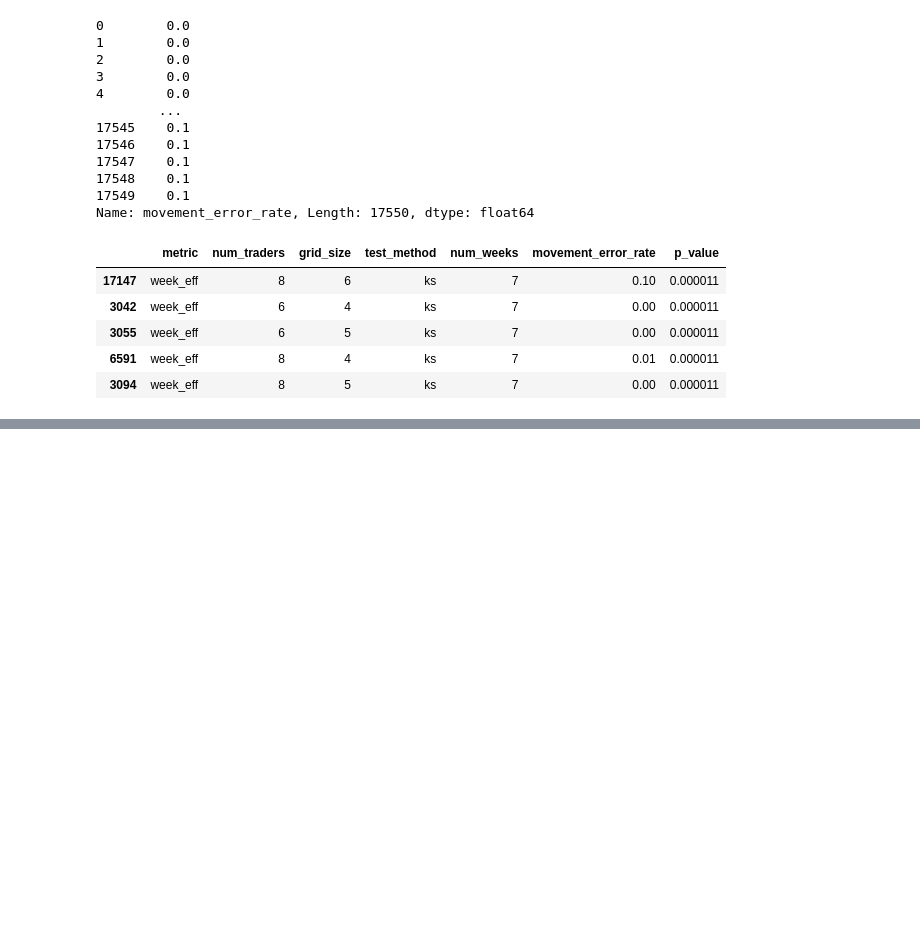
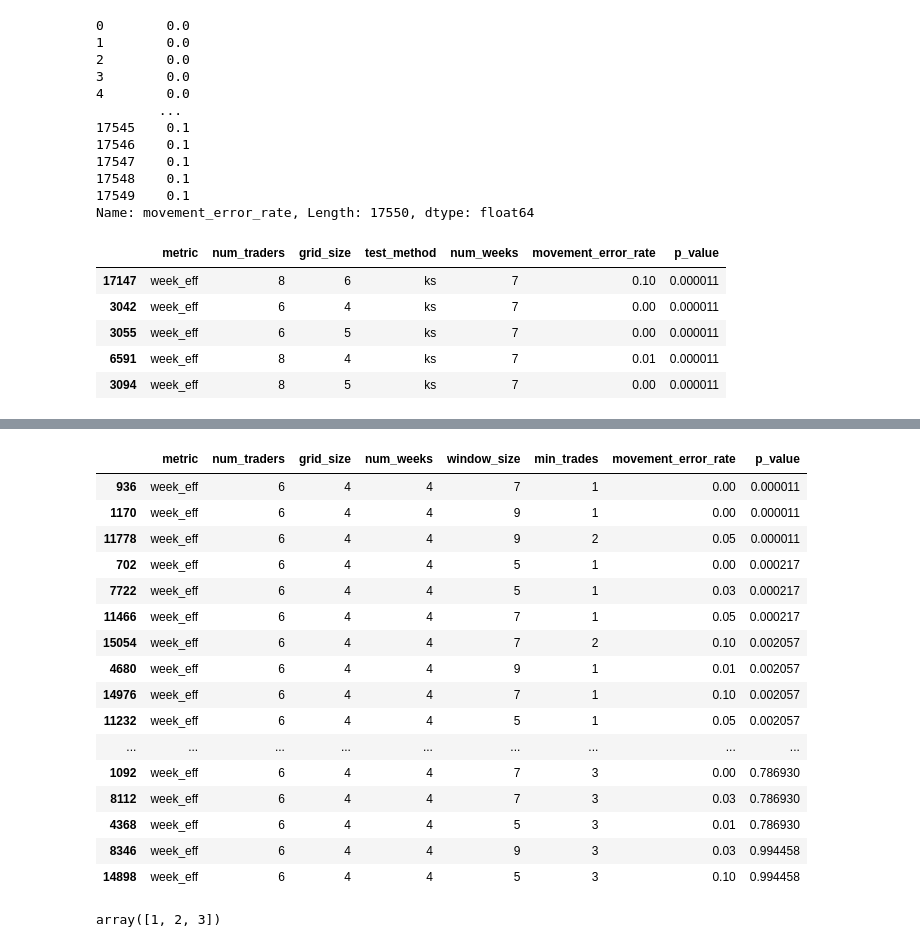
Before and after one commit to Kmccabe/dm_markets, a Jupyter notebook: modules_vCOVID/notebooks/dm_test_small_grid.ipynb, the cells around one changed output, grey strips where cells are left out. Drawn from its saved outputs; the diff is of its cells as text; code cells hidden in the pictures; blank space fills up the shorter version.

Commit message:
Dm Markets Small Grid Simulations

```diff
--- a/modules_vCOVID/notebooks/dm_test_small_grid.ipynb
+++ b/modules_vCOVID/notebooks/dm_test_small_grid.ipynb
@@ -2980,0 +3013,4 @@ sort_a.head()[n_ac_e_cols]
+# %%
+sort_a = ac_test[(ac_test['metric']=='week_eff')&(ac_test['test_method']=='ks')&(ac_test['num_traders']==6) & (ac_test['grid_size']==4) & (ac_test['num_weeks']==4)].sort_values(by='p_value', ascending=True)
+n_ac_e_cols = ['metric', 'num_traders', 'grid_size', 'num_weeks', 'window_size', 'min_trades', 'movement_error_rate', 'p_value']
+sort_a.head()[n_ac_e_cols]
@@ -2980,0 +3024,24 @@ sort_a.head()[n_ac_e_cols]
+# %%
+sort_a[n_ac_e_cols]
+# %% [output]
+|  | metric | num_traders | grid_size | num_weeks | window_size | min_trades | movement_error_rate | p_value |
+| 936 | week_eff | 6 | 4 | 4 | 7 | 1 | 0.00 | 0.000011 |
+| 1170 | week_eff | 6 | 4 | 4 | 9 | 1 | 0.00 | 0.000011 |
+| 11778 | week_eff | 6 | 4 | 4 | 9 | 2 | 0.05 | 0.000011 |
+| 702 | week_eff | 6 | 4 | 4 | 5 | 1 | 0.00 | 0.000217 |
+| 7722 | week_eff | 6 | 4 | 4 | 5 | 1 | 0.03 | 0.000217 |
+| 11466 | week_eff | 6 | 4 | 4 | 7 | 1 | 0.05 | 0.000217 |
+| 15054 | week_eff | 6 | 4 | 4 | 7 | 2 | 0.10 | 0.002057 |
+| 4680 | week_eff | 6 | 4 | 4 | 9 | 1 | 0.01 | 0.002057 |
+| 14976 | week_eff | 6 | 4 | 4 | 7 | 1 | 0.10 | 0.002057 |
+| 11232 | week_eff | 6 | 4 | 4 | 5 | 1 | 0.05 | 0.002057 |
+| ... | ... | ... | ... | ... | ... | ... | ... | ... |
+| 1092 | week_eff | 6 | 4 | 4 | 7 | 3 | 0.00 | 0.786930 |
+| 8112 | week_eff | 6 | 4 | 4 | 7 | 3 | 0.03 | 0.786930 |
+| 4368 | week_eff | 6 | 4 | 4 | 5 | 3 | 0.01 | 0.786930 |
+| 8346 | week_eff | 6 | 4 | 4 | 9 | 3 | 0.03 | 0.994458 |
+| 14898 | week_eff | 6 | 4 | 4 | 5 | 3 | 0.10 | 0.994458 |
+# %%
+ac_test.min_trades.unique()
+# %% [output]
+array([1, 2, 3])
```
Also changed, not shown: parts of 16 cells of this notebook.
